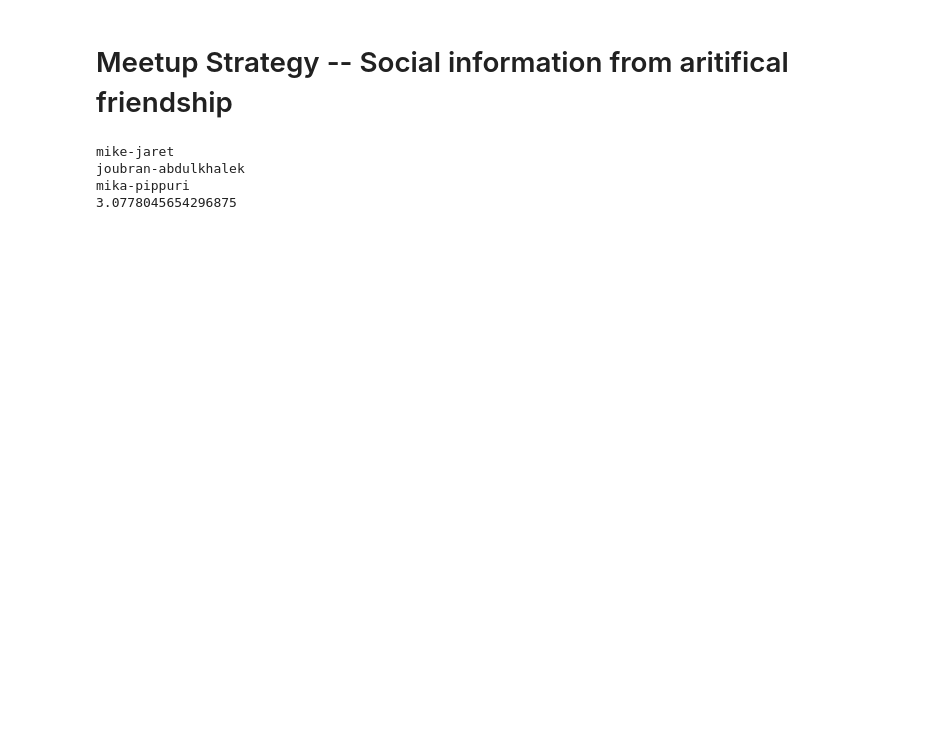
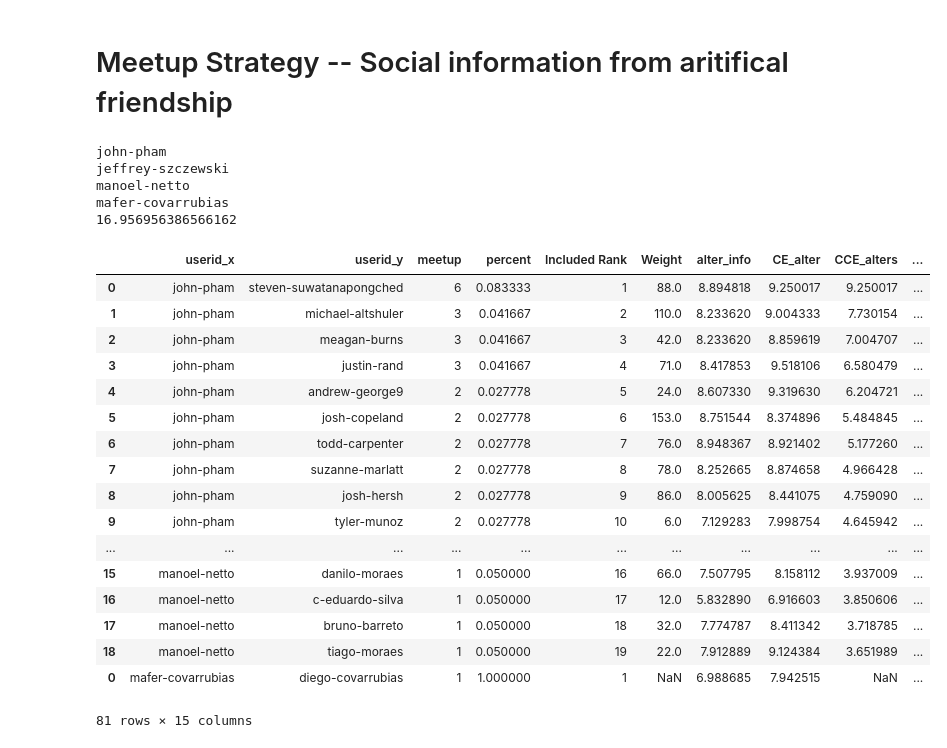
Before and after one commit to Magica-Chen/social-predictability, a Jupyter notebook: MS-Social-Information-AF.ipynb, the cells around one changed output. Cells and saved outputs as stored; diff of their text form; code cells hidden in the pictures; blank space fills up the shorter version.

```diff
--- a/MS-Social-Information-AF.ipynb
+++ b/MS-Social-Information-AF.ipynb
@@ -36,10 +36,33 @@ pickle_in.close()
 import time
 start = time.time()
 we_meet = MeetupStrategy(user_list, user_meetup, user_placeidT)
-we_meet.ego_alter_info(filesave=True, verbose=True)
+we_meet.ego_alter_info(start=107, end=111, filesave=False, verbose=True)
+we_meet.ego_info(start=107, end=111, filesave=False)
 print(time.time() - start)
 # %% [output]
-mike-jaret
-joubran-abdulkhalek
-mika-pippuri
-3.0778045654296875
+john-pham
+jeffrey-szczewski
+manoel-netto
+mafer-covarrubias
+16.956956386566162
+# %%
+we_meet.user_stats
+# %% [output]
+|  | userid_x | userid_y | meetup | percent | Included Rank | Weight | alter_info | CE_alter | CCE_alters | ... |
+| 0 | john-pham | steven-suwatanapongched | 6 | 0.083333 | 1 | 88.0 | 8.894818 | 9.250017 | 9.250017 | ... |
+| 1 | john-pham | michael-altshuler | 3 | 0.041667 | 2 | 110.0 | 8.233620 | 9.004333 | 7.730154 | ... |
+| 2 | john-pham | meagan-burns | 3 | 0.041667 | 3 | 42.0 | 8.233620 | 8.859619 | 7.004707 | ... |
+| 3 | john-pham | justin-rand | 3 | 0.041667 | 4 | 71.0 | 8.417853 | 9.518106 | 6.580479 | ... |
+| 4 | john-pham | andrew-george9 | 2 | 0.027778 | 5 | 24.0 | 8.607330 | 9.319630 | 6.204721 | ... |
+| 5 | john-pham | josh-copeland | 2 | 0.027778 | 6 | 153.0 | 8.751544 | 8.374896 | 5.484845 | ... |
+| 6 | john-pham | todd-carpenter | 2 | 0.027778 | 7 | 76.0 | 8.948367 | 8.921402 | 5.177260 | ... |
+| 7 | john-pham | suzanne-marlatt | 2 | 0.027778 | 8 | 78.0 | 8.252665 | 8.874658 | 4.966428 | ... |
+| 8 | john-pham | josh-hersh | 2 | 0.027778 | 9 | 86.0 | 8.005625 | 8.441075 | 4.759090 | ... |
+| 9 | john-pham | tyler-munoz | 2 | 0.027778 | 10 | 6.0 | 7.129283 | 7.998754 | 4.645942 | ... |
+| ... | ... | ... | ... | ... | ... | ... | ... | ... | ... | ... |
+| 15 | manoel-netto | danilo-moraes | 1 | 0.050000 | 16 | 66.0 | 7.507795 | 8.158112 | 3.937009 | ... |
+| 16 | manoel-netto | c-eduardo-silva | 1 | 0.050000 | 17 | 12.0 | 5.832890 | 6.916603 | 3.850606 | ... |
+| 17 | manoel-netto | bruno-barreto | 1 | 0.050000 | 18 | 32.0 | 7.774787 | 8.411342 | 3.718785 | ... |
+| 18 | manoel-netto | tiago-moraes | 1 | 0.050000 | 19 | 22.0 | 7.912889 | 9.124384 | 3.651989 | ... |
+| 0 | mafer-covarrubias | diego-covarrubias | 1 | 1.000000 | 1 | NaN | 6.988685 | 7.942515 | NaN | ... |
+81 rows × 15 columns
```
Also changed, not shown: parts of 1 cell of this notebook, 2 other files.
